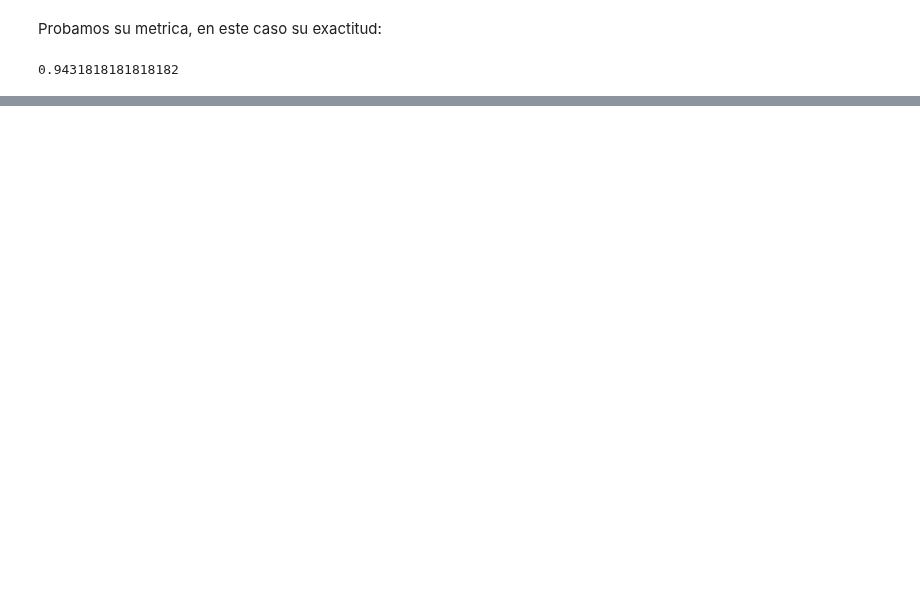
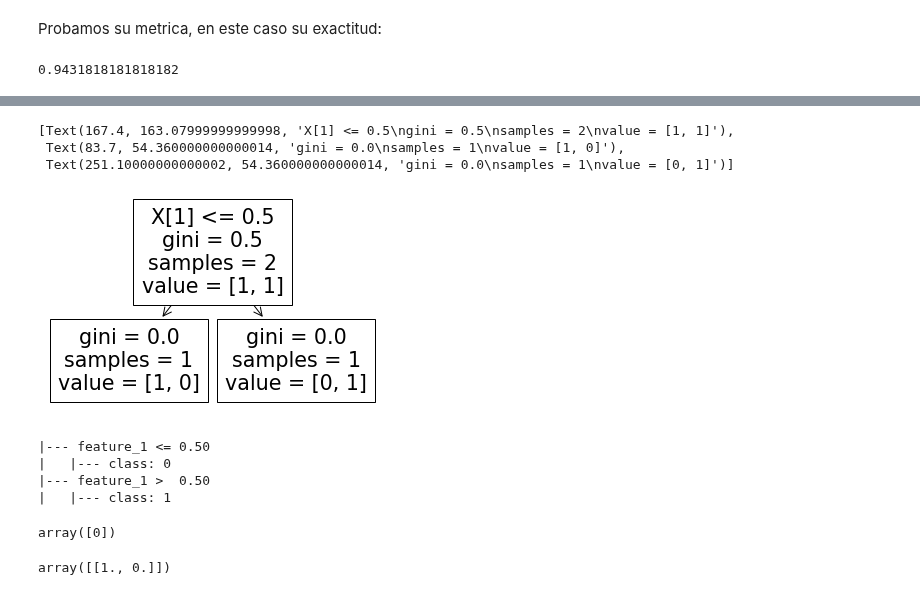
Before and after one commit to igomezv/DataScienceIntermedio, a Jupyter notebook: 3-1-Aprendizaje-supervisado.ipynb, the cells around one changed output, grey strips where cells are left out. Cells and saved outputs as stored; diff of their text form; code cells hidden in the pictures; blank space fills up the shorter version.

```diff
--- a/3-1-Aprendizaje-supervisado.ipynb
+++ b/3-1-Aprendizaje-supervisado.ipynb
@@ -75,0 +170,31 @@ clf.score(X_train, Y_train)
+# %%
+from sklearn import tree
+
+X = [[0, 0], [1, 1]]
+Y = [0, 1]
+arbol = tree.DecisionTreeClassifier()
+arbol = arbol.fit(X, Y)
+# %%
+tree.plot_tree(arbol)
+# %% [output]
+[Text(167.4, 163.07999999999998, 'X[1] <= 0.5\ngini = 0.5\nsamples = 2\nvalue = [1, 1]'),
+ Text(83.7, 54.360000000000014, 'gini = 0.0\nsamples = 1\nvalue = [1, 0]'),
+ Text(251.10000000000002, 54.360000000000014, 'gini = 0.0\nsamples = 1\nvalue = [0, 1]')]
+[figure, added]
+# %%
+r = export_text(arbol)
+print(r)
+# %% [output]
+|--- feature_1 <= 0.50
+|   |--- class: 0
+|--- feature_1 >  0.50
+|   |--- class: 1
+# %%
+test_set = np.array([0.9, 0.1]).reshape(1,-1)
+arbol.predict(test_set)
+# %% [output]
+array([0])
+# %%
+arbol.predict_proba(test_set)
+# %% [output]
+array([[1., 0.]])
```
Also changed, not shown: parts of 21 cells of this notebook.
